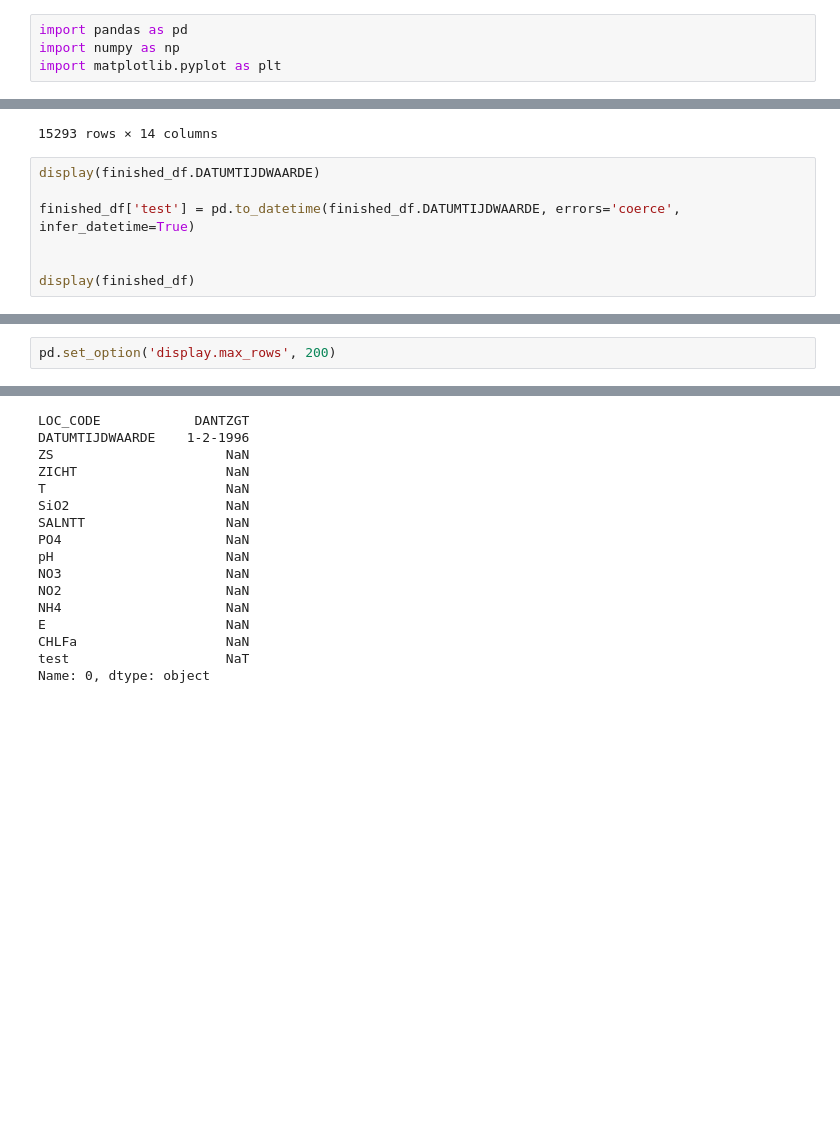
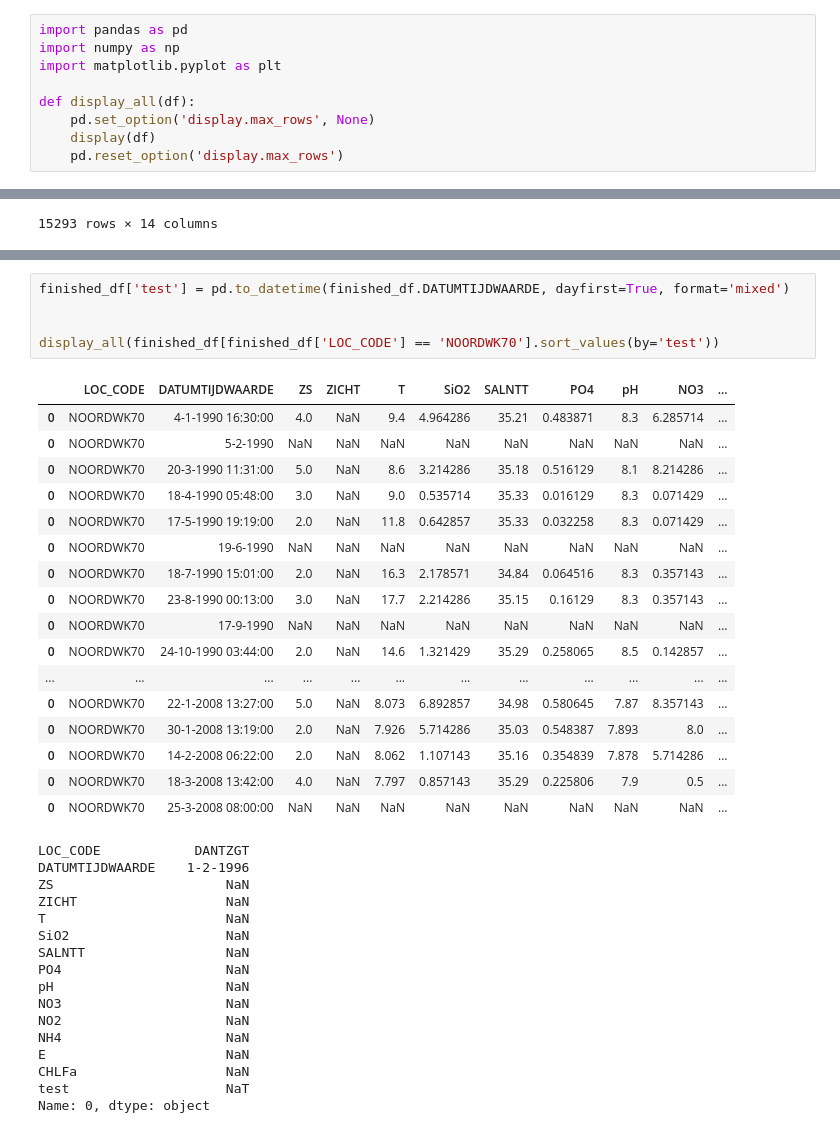
Before and after one commit to JinseiSteven/Phytoplankton-Prediction-Project, a Jupyter notebook: scripts/data_analysis_ABIO_tijdtest.ipynb, the cells around one changed output, grey strips where cells are left out. Cells and saved outputs as stored; diff of their text form; blank space fills up the shorter version.

```diff
--- a/scripts/data_analysis_ABIO_tijdtest.ipynb
+++ b/scripts/data_analysis_ABIO_tijdtest.ipynb
@@ -2,6 +2,11 @@
 import pandas as pd
 import numpy as np
 import matplotlib.pyplot as plt
+
+def display_all(df):
+    pd.set_option('display.max_rows', None)
+    display(df)
+    pd.reset_option('display.max_rows')
 # %%
 abiotic_df = pd.read_excel('../data/ABIO.xlsx', sheet_name='ABIO_SURF')
 abiotic_df.head()
@@ -132,10 +137,3 @@ display(finished_df)
 | 0 | WALCRN70 | 9-8-1999 19:15:00 | 2.0 | NaN | 18.12 | 1.25 | 35.08 | 0.129032 | 7.989 | 0.107143 | ... |
 | 0 | WALCRN70 | 9-8-1999 19:34:00 | NaN | NaN | NaN | NaN | NaN | NaN | NaN | NaN | ... |
 15293 rows × 14 columns
-# %%
-display(finished_df.DATUMTIJDWAARDE)
-
-finished_df['test'] = pd.to_datetime(finished_df.DATUMTIJDWAARDE, errors='coerce', infer_datetime=True)
-
-
-display(finished_df)
@@ -156,2 +139,0 @@ TypeError: to_datetime() got an unexpected keyword argument 'infer_datetime'
-# %%
-pd.set_option('display.max_rows', 200)
@@ -194,3 +156,26 @@ array([nan, 16.7, 15.6, 16.76, 14.9, 16.2, 16.0, 14.0, 21.5, 14.6, 14.1,
+# %%
+finished_df['test'] = pd.to_datetime(finished_df.DATUMTIJDWAARDE, dayfirst=True, format='mixed')
+
+
+display_all(finished_df[finished_df['LOC_CODE'] == 'NOORDWK70'].sort_values(by='test'))
+# %% [output]
+|  | LOC_CODE | DATUMTIJDWAARDE | ZS | ZICHT | T | SiO2 | SALNTT | PO4 | pH | NO3 | ... |
+| 0 | NOORDWK70 | 4-1-1990 16:30:00 | 4.0 | NaN | 9.4 | 4.964286 | 35.21 | 0.483871 | 8.3 | 6.285714 | ... |
+| 0 | NOORDWK70 | 5-2-1990 | NaN | NaN | NaN | NaN | NaN | NaN | NaN | NaN | ... |
+| 0 | NOORDWK70 | 20-3-1990 11:31:00 | 5.0 | NaN | 8.6 | 3.214286 | 35.18 | 0.516129 | 8.1 | 8.214286 | ... |
+| 0 | NOORDWK70 | 18-4-1990 05:48:00 | 3.0 | NaN | 9.0 | 0.535714 | 35.33 | 0.016129 | 8.3 | 0.071429 | ... |
+| 0 | NOORDWK70 | 17-5-1990 19:19:00 | 2.0 | NaN | 11.8 | 0.642857 | 35.33 | 0.032258 | 8.3 | 0.071429 | ... |
+| 0 | NOORDWK70 | 19-6-1990 | NaN | NaN | NaN | NaN | NaN | NaN | NaN | NaN | ... |
+| 0 | NOORDWK70 | 18-7-1990 15:01:00 | 2.0 | NaN | 16.3 | 2.178571 | 34.84 | 0.064516 | 8.3 | 0.357143 | ... |
+| 0 | NOORDWK70 | 23-8-1990 00:13:00 | 3.0 | NaN | 17.7 | 2.214286 | 35.15 | 0.16129 | 8.3 | 0.357143 | ... |
+| 0 | NOORDWK70 | 17-9-1990 | NaN | NaN | NaN | NaN | NaN | NaN | NaN | NaN | ... |
+| 0 | NOORDWK70 | 24-10-1990 03:44:00 | 2.0 | NaN | 14.6 | 1.321429 | 35.29 | 0.258065 | 8.5 | 0.142857 | ... |
+| ... | ... | ... | ... | ... | ... | ... | ... | ... | ... | ... | ... |
+| 0 | NOORDWK70 | 22-1-2008 13:27:00 | 5.0 | NaN | 8.073 | 6.892857 | 34.98 | 0.580645 | 7.87 | 8.357143 | ... |
+| 0 | NOORDWK70 | 30-1-2008 13:19:00 | 2.0 | NaN | 7.926 | 5.714286 | 35.03 | 0.548387 | 7.893 | 8.0 | ... |
+| 0 | NOORDWK70 | 14-2-2008 06:22:00 | 2.0 | NaN | 8.062 | 1.107143 | 35.16 | 0.354839 | 7.878 | 5.714286 | ... |
+| 0 | NOORDWK70 | 18-3-2008 13:42:00 | 4.0 | NaN | 7.797 | 0.857143 | 35.29 | 0.225806 | 7.9 | 0.5 | ... |
+| 0 | NOORDWK70 | 25-3-2008 08:00:00 | NaN | NaN | NaN | NaN | NaN | NaN | NaN | NaN | ... |
 # %%
 # %% [output]
 LOC_CODE            DANTZGT
```
Also changed, not shown: parts of 3 cells of this notebook, 2 other files.
